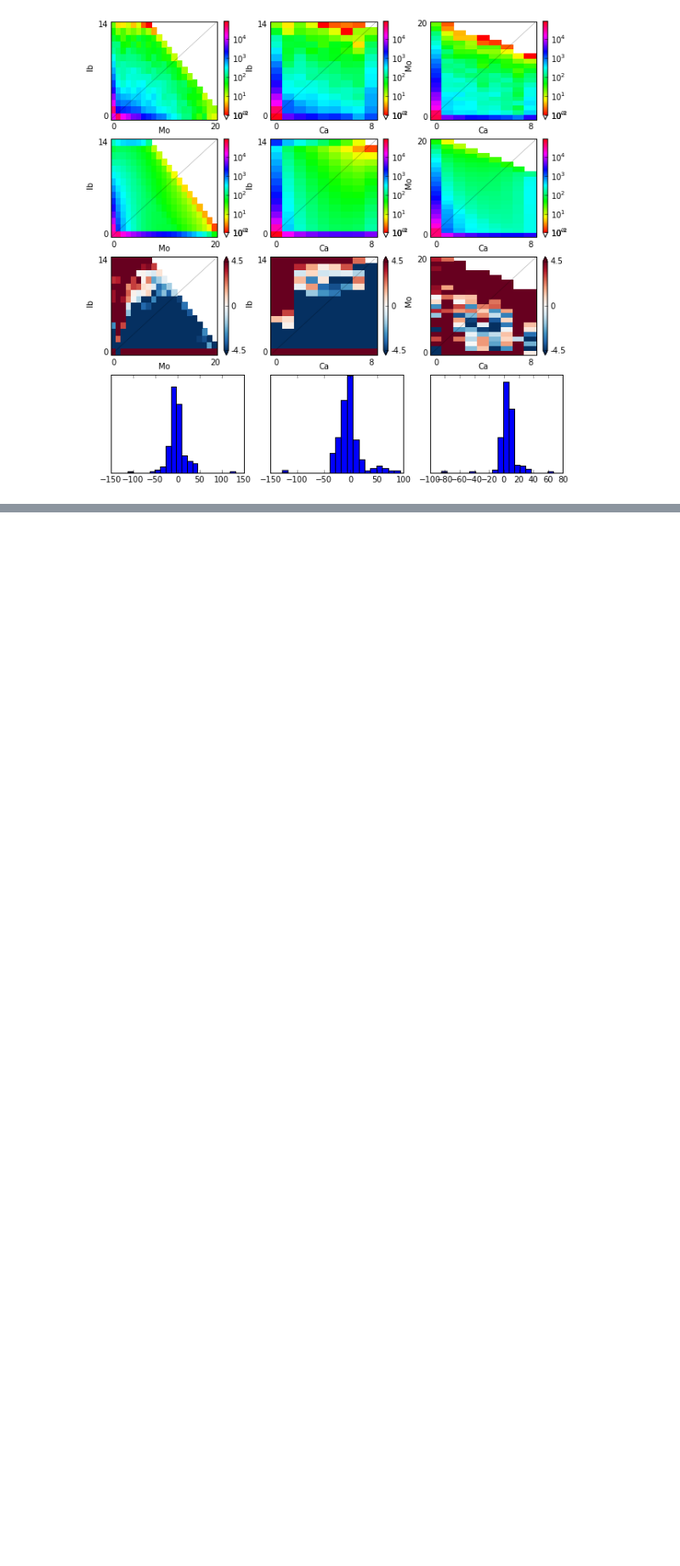
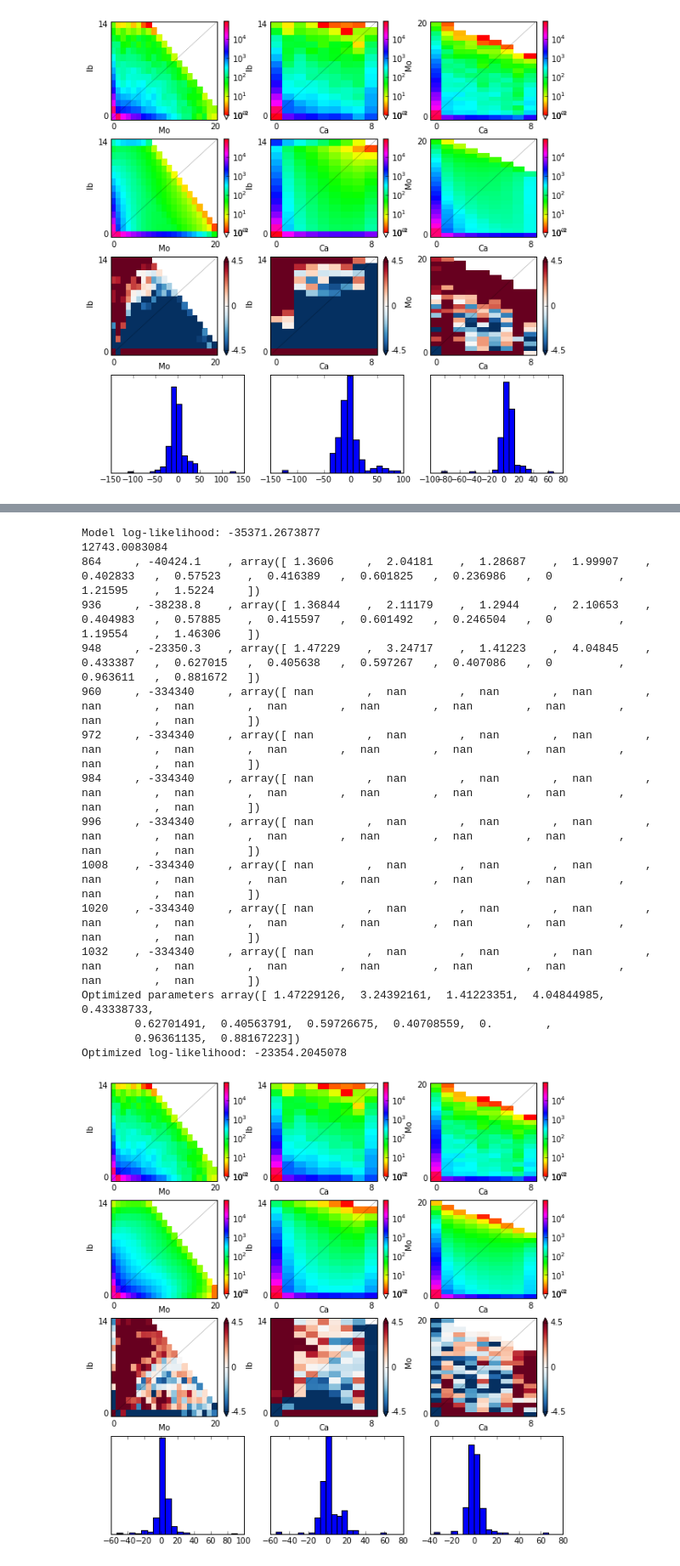
Before and after one commit to arundurvasula/AtCanary, a Jupyter notebook: scripts/Canaries_migration_models-intergenic.ipynb, the cells around one changed output, grey strips where cells are left out. Shown: that part at 85% size. Cells and saved outputs as stored; diff of their text form; code cells hidden in the pictures; blank space fills up the shorter version.

```diff
--- a/scripts/Canaries_migration_models-intergenic.ipynb
+++ b/scripts/Canaries_migration_models-intergenic.ipynb
@@ -238,0 +245,50 @@ Optimized log-likelihood: -61008.9762579
+# %%
+ns = data.sample_sizes
+pts_l = [40, 50, 60]
+# nuIbB, nuIbF, nuMoB, nuMoF, nuCaB, nuCaB, mIbMo, mMoIb, mIbCa, mMoCa, T1, T2
+params = array([ 1, 2.2, 2, 3, 0.5, 1, 0.4, 0.4, 0.4, 0.0, 1.2, 2.1])
+upper_bound = [10, 10, 10, 10, 10, 10, 10, 10, 10, 0, 10, 10]
+lower_bound = [1e-1, 1e-1, 1e-2, 1e-2, 1e-4, 1e-3, 0, 0, 0, 0, 1e-1, 1e-1]
+
+func = exp_mig
+func_ex = dadi.Numerics.make_extrap_log_func(func)
+
+model = func_ex(params, ns, pts_l)
+ll_model = dadi.Inference.ll_multinom(model, data)
+print 'Model log-likelihood:', ll_model
+theta = dadi.Inference.optimal_sfs_scaling(model, data)
+print theta
+
+p0 = dadi.Misc.perturb_params(params, fold=1, upper_bound=upper_bound)
+popt = dadi.Inference.optimize_log(p0, data, func_ex, pts_l,
+                                   lower_bound=lower_bound,
+                                   upper_bound=upper_bound,
+                                   verbose=len(params),
+                                   maxiter=5)
+print 'Optimized parameters', repr(popt)
+model = func_ex(popt, ns, pts_l)
+ll_opt = dadi.Inference.ll_multinom(model, data)
+print 'Optimized log-likelihood:', ll_opt
+
+pylab.figure(figsize=(9, 9), dpi=300)
+dadi.Plotting.plot_3d_comp_multinom(model, data, vmin=1, resid_range=4.5,
+                                    pop_ids =('Ib','Mo', 'Ca'))
+pylab.show()
+# %% [output]
+Model log-likelihood: -35371.2673877
+12743.0083084
+864     , -40424.1    , array([ 1.3606     ,  2.04181    ,  1.28687    ,  1.99907    ,  0.402833   ,  0.57523    ,  0.416389   ,  0.601825   ,  0.236986   ,  0          ,  1.21595    ,  1.5224     ])
+936     , -38238.8    , array([ 1.36844    ,  2.11179    ,  1.2944     ,  2.10653    ,  0.404983   ,  0.57885    ,  0.415597   ,  0.601492   ,  0.246504   ,  0          ,  1.19554    ,  1.46306    ])
+948     , -23350.3    , array([ 1.47229    ,  3.24717    ,  1.41223    ,  4.04845    ,  0.433387   ,  0.627015   ,  0.405638   ,  0.597267   ,  0.407086   ,  0          ,  0.963611   ,  0.881672   ])
+960     , -334340     , array([ nan        ,  nan        ,  nan        ,  nan        ,  nan        ,  nan        ,  nan        ,  nan        ,  nan        ,  nan        ,  nan        ,  nan        ])
+972     , -334340     , array([ nan        ,  nan        ,  nan        ,  nan        ,  nan        ,  nan        ,  nan        ,  nan        ,  nan        ,  nan        ,  nan        ,  nan        ])
+984     , -334340     , array([ nan        ,  nan        ,  nan        ,  nan        ,  nan        ,  nan        ,  nan        ,  nan        ,  nan        ,  nan        ,  nan        ,  nan        ])
+996     , -334340     , array([ nan        ,  nan        ,  nan        ,  nan        ,  nan        ,  nan        ,  nan        ,  nan        ,  nan        ,  nan        ,  nan        ,  nan        ])
+1008    , -334340     , array([ nan        ,  nan        ,  nan        ,  nan        ,  nan        ,  nan        ,  nan        ,  nan        ,  nan        ,  nan        ,  nan        ,  nan        ])
+1020    , -334340     , array([ nan        ,  nan        ,  nan        ,  nan        ,  nan        ,  nan        ,  nan        ,  nan        ,  nan        ,  nan        ,  nan        ,  nan        ])
+1032    , -334340     , array([ nan        ,  nan        ,  nan        ,  nan        ,  nan        ,  nan        ,  nan        ,  nan        ,  nan        ,  nan        ,  nan        ,  nan        ])
+Optimized parameters array([ 1.47229126,  3.24392161,  1.41223351,  4.04844985,  0.43338733,
+        0.62701491,  0.40563791,  0.59726675,  0.40708559,  0.        ,
+        0.96361135,  0.88167223])
+Optimized log-likelihood: -23354.2045078
+[figure, added]
```
Also changed, not shown: parts of 7 cells of this notebook.
